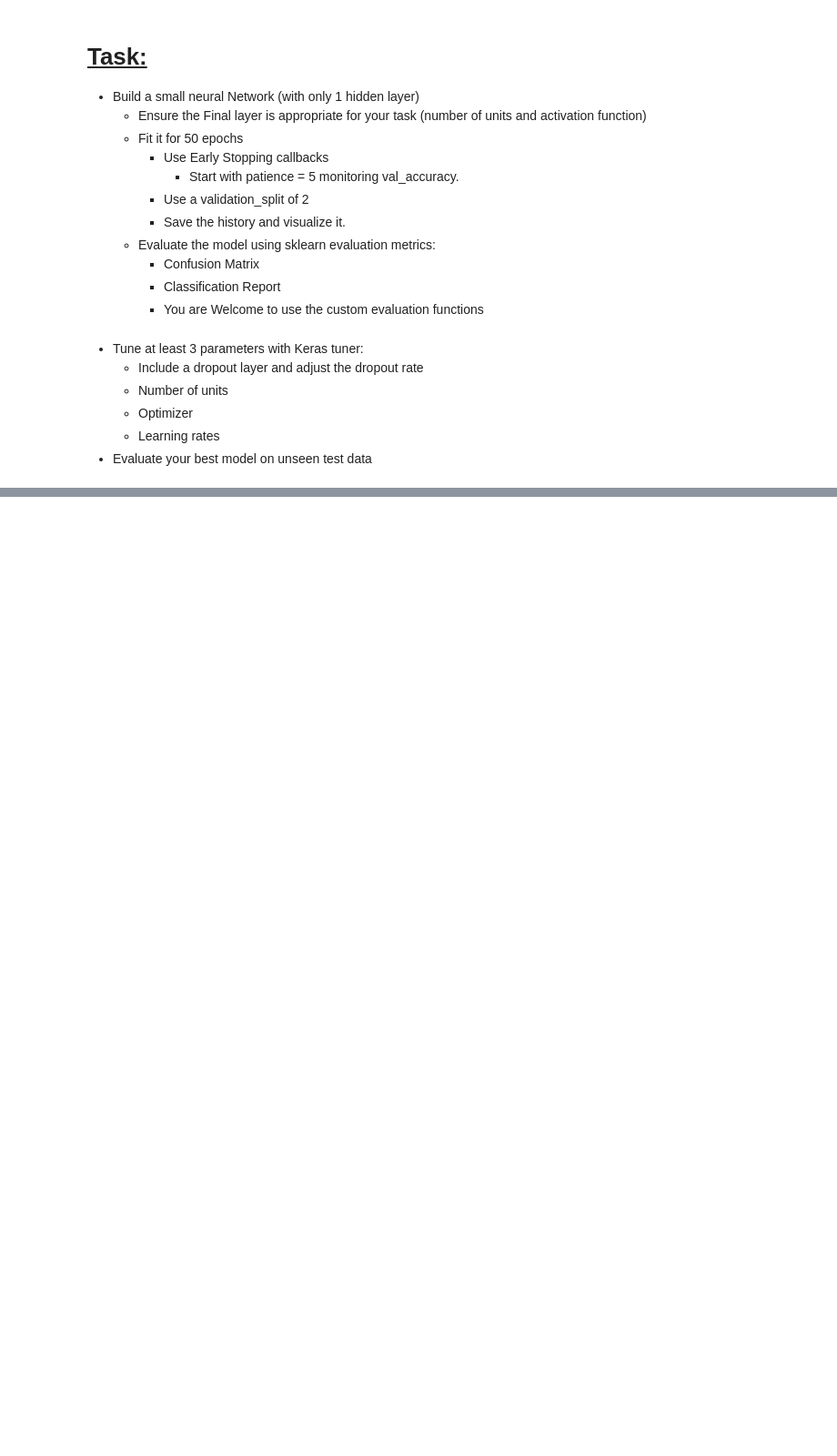
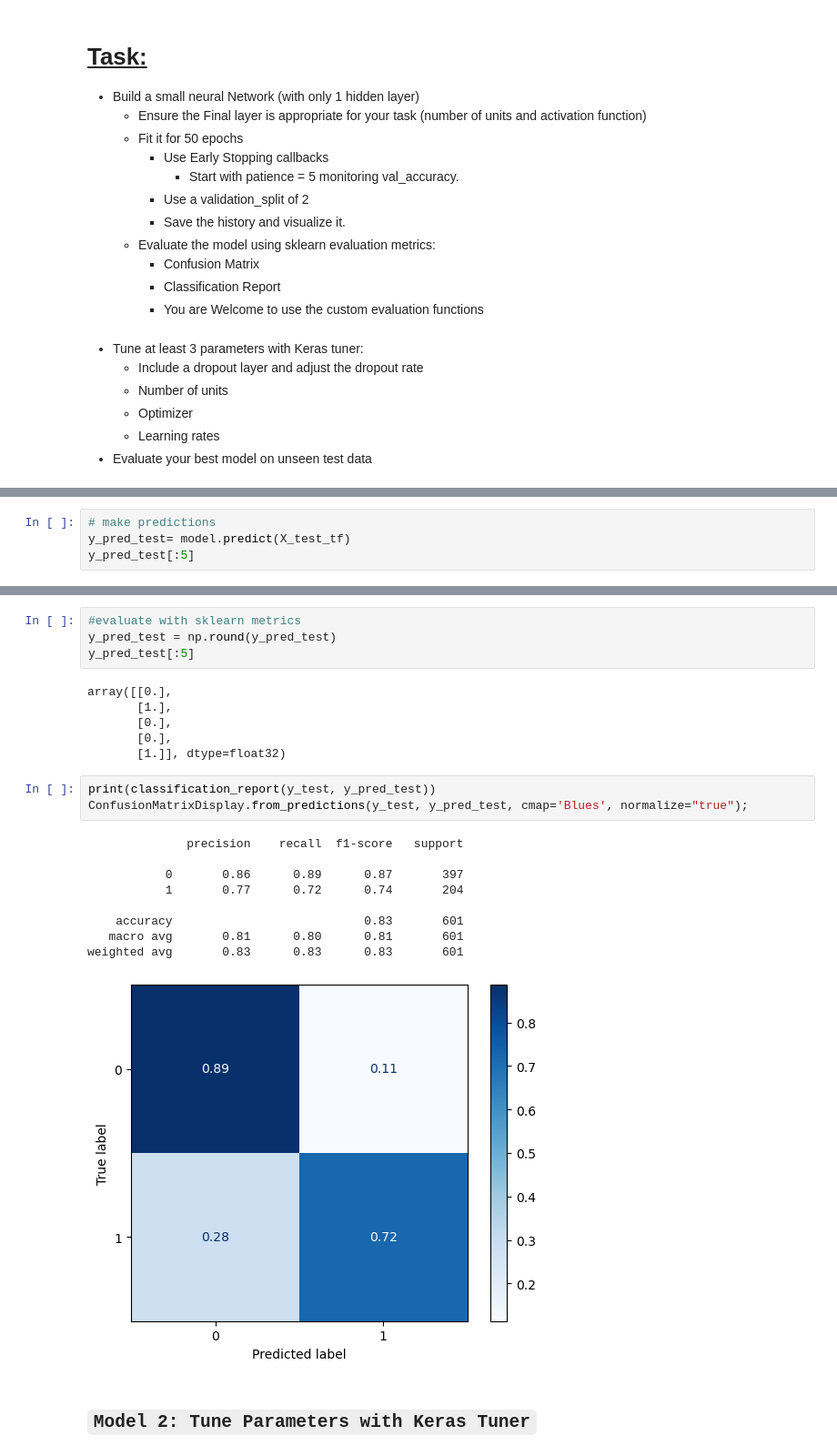
Before and after one commit to VALDE021/Metabolic-Syndrome-Prediction-IMLP, a Jupyter notebook: Project 5 Part 3-EricNV.ipynb, the cells around one changed output, grey strips where cells are left out. Shown at 91% size. Saved outputs shown, nothing was run; the diff lists cells and outputs as text; blank space fills up the shorter version.

```diff
--- a/Project 5 Part 3-EricNV.ipynb
+++ b/Project 5 Part 3-EricNV.ipynb
@@ -28,0 +331,4 @@
+# %%
+# make predictions
+y_pred_test= model.predict(X_test_tf)
+y_pred_test[:5]
@@ -28,0 +342,25 @@
+# %%
+#evaluate with sklearn metrics
+y_pred_test = np.round(y_pred_test)
+y_pred_test[:5]
+# %% [output]
+array([[0.],
+       [1.],
+       [0.],
+       [0.],
+       [1.]], dtype=float32)
+# %%
+print(classification_report(y_test, y_pred_test))
+ConfusionMatrixDisplay.from_predictions(y_test, y_pred_test, cmap='Blues', normalize="true");
+# %% [output]
+              precision    recall  f1-score   support
+
+           0       0.86      0.89      0.87       397
+           1       0.77      0.72      0.74       204
+
+    accuracy                           0.83       601
+   macro avg       0.81      0.80      0.81       601
+weighted avg       0.83      0.83      0.83       601
+[figure, added]
+# %% [markdown]
+## `Model 2: Tune Parameters with Keras Tuner`
```
Also changed, not shown: parts of 48 cells of this notebook, 44 other files.
